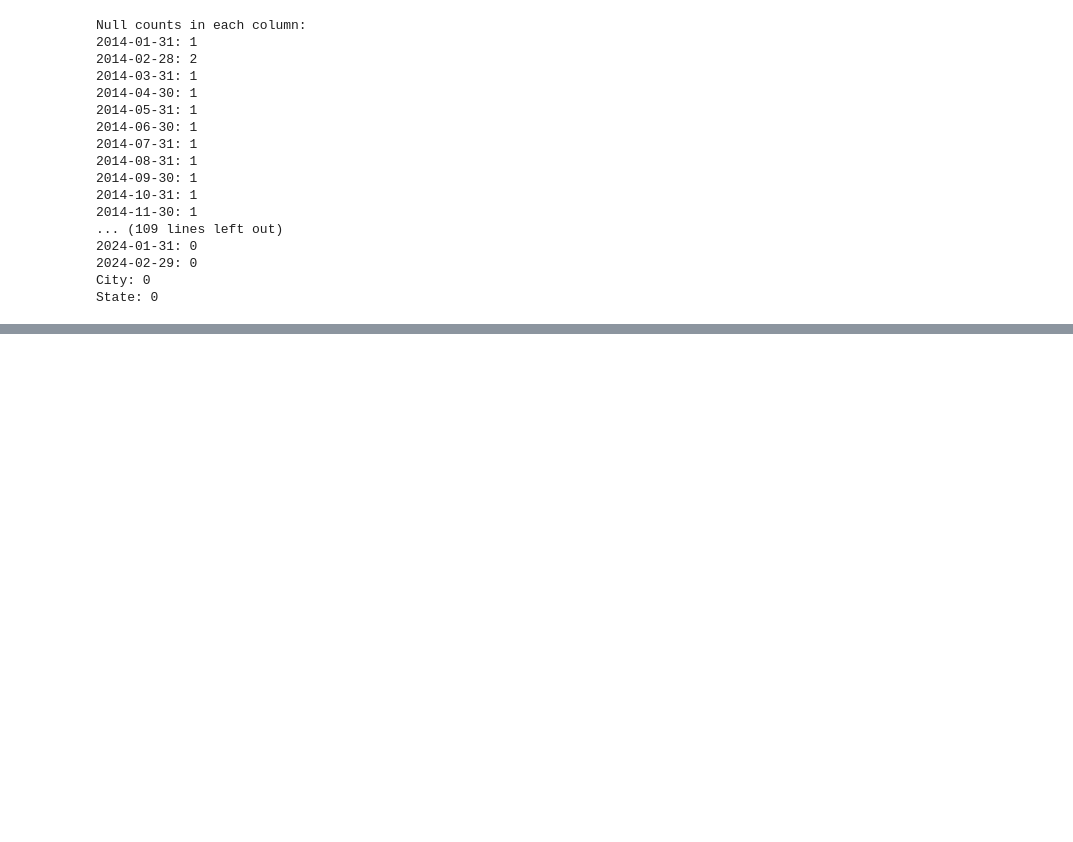
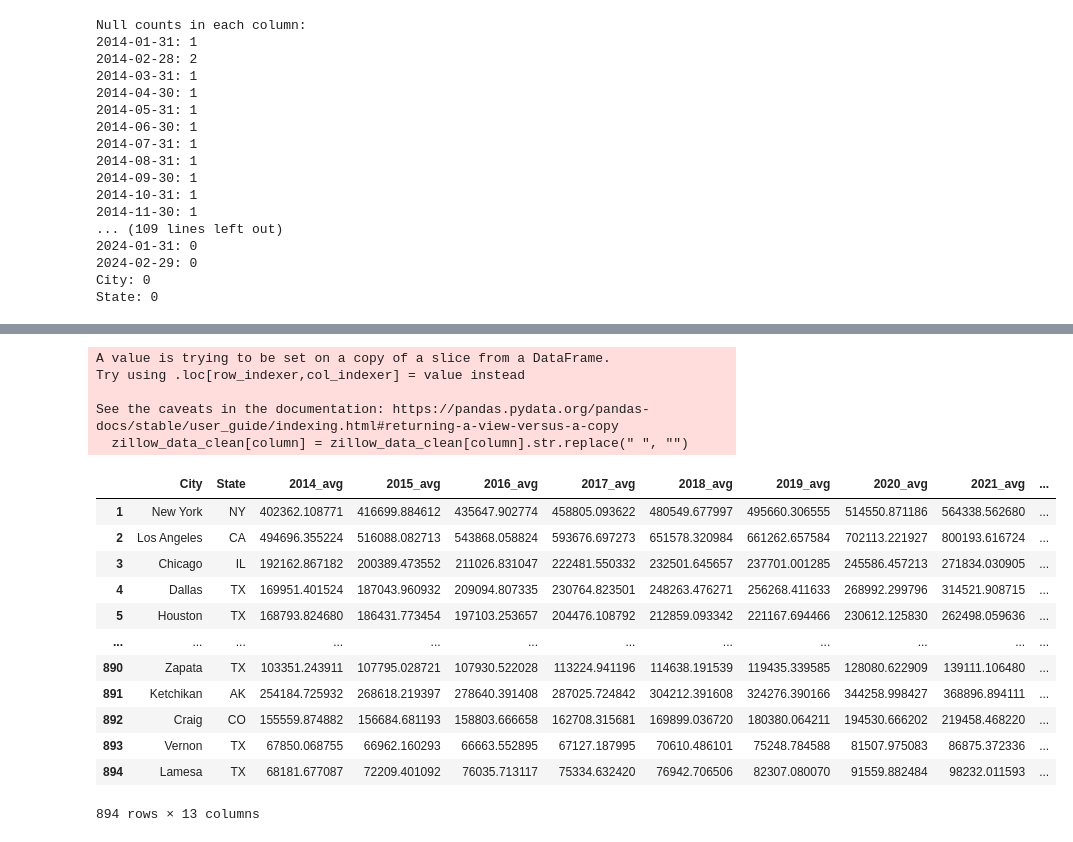
Before and after one commit to annaramer/project3, a Jupyter notebook: Zillow Data .ipynb, the cells around one changed output, grey strips where cells are left out. Drawn from its saved outputs; the diff is of its cells as text; code cells hidden in the pictures; blank space fills up the shorter version.

```diff
--- a/Zillow Data .ipynb
+++ b/Zillow Data .ipynb
@@ -152,3 +152,27 @@ zillow_data_clean.head()
 | 3 | Chicago | IL | 192162.867182 | 200389.473552 | 211026.831047 | 222481.550332 | 232501.645657 | 237701.001285 | 245586.457213 | 271834.030905 | ... |
 | 4 | Dallas | TX | 169951.401524 | 187043.960932 | 209094.807335 | 230764.823501 | 248263.476271 | 256268.411633 | 268992.299796 | 314521.908715 | ... |
 | 5 | Houston | TX | 168793.824680 | 186431.773454 | 197103.253657 | 204476.108792 | 212859.093342 | 221167.694466 | 230612.125830 | 262498.059636 | ... |
+# %%
+columns_to_clean = ['State']
+for column in columns_to_clean:
+    zillow_data_clean[column] = zillow_data_clean[column].str.replace(" ", "")
+zillow_data_clean
+# %% [output]
+A value is trying to be set on a copy of a slice from a DataFrame.
+Try using .loc[row_indexer,col_indexer] = value instead
+
+See the caveats in the documentation: https://pandas.pydata.org/pandas-docs/stable/user_guide/indexing.html#returning-a-view-versus-a-copy
+  zillow_data_clean[column] = zillow_data_clean[column].str.replace(" ", "")
+|  | City | State | 2014_avg | 2015_avg | 2016_avg | 2017_avg | 2018_avg | 2019_avg | 2020_avg | 2021_avg | ... |
+| 1 | New York | NY | 402362.108771 | 416699.884612 | 435647.902774 | 458805.093622 | 480549.677997 | 495660.306555 | 514550.871186 | 564338.562680 | ... |
+| 2 | Los Angeles | CA | 494696.355224 | 516088.082713 | 543868.058824 | 593676.697273 | 651578.320984 | 661262.657584 | 702113.221927 | 800193.616724 | ... |
+| 3 | Chicago | IL | 192162.867182 | 200389.473552 | 211026.831047 | 222481.550332 | 232501.645657 | 237701.001285 | 245586.457213 | 271834.030905 | ... |
+| 4 | Dallas | TX | 169951.401524 | 187043.960932 | 209094.807335 | 230764.823501 | 248263.476271 | 256268.411633 | 268992.299796 | 314521.908715 | ... |
+| 5 | Houston | TX | 168793.824680 | 186431.773454 | 197103.253657 | 204476.108792 | 212859.093342 | 221167.694466 | 230612.125830 | 262498.059636 | ... |
+| ... | ... | ... | ... | ... | ... | ... | ... | ... | ... | ... | ... |
+| 890 | Zapata | TX | 103351.243911 | 107795.028721 | 107930.522028 | 113224.941196 | 114638.191539 | 119435.339585 | 128080.622909 | 139111.106480 | ... |
+| 891 | Ketchikan | AK | 254184.725932 | 268618.219397 | 278640.391408 | 287025.724842 | 304212.391608 | 324276.390166 | 344258.998427 | 368896.894111 | ... |
+| 892 | Craig | CO | 155559.874882 | 156684.681193 | 158803.666658 | 162708.315681 | 169899.036720 | 180380.064211 | 194530.666202 | 219458.468220 | ... |
+| 893 | Vernon | TX | 67850.068755 | 66962.160293 | 66663.552895 | 67127.187995 | 70610.486101 | 75248.784588 | 81507.975083 | 86875.372336 | ... |
+| 894 | Lamesa | TX | 68181.677087 | 72209.401092 | 76035.713117 | 75334.632420 | 76942.706506 | 82307.080070 | 91559.882484 | 98232.011593 | ... |
+894 rows × 13 columns
```
Also changed, not shown: parts of 6 cells of this notebook, 7 other files.
